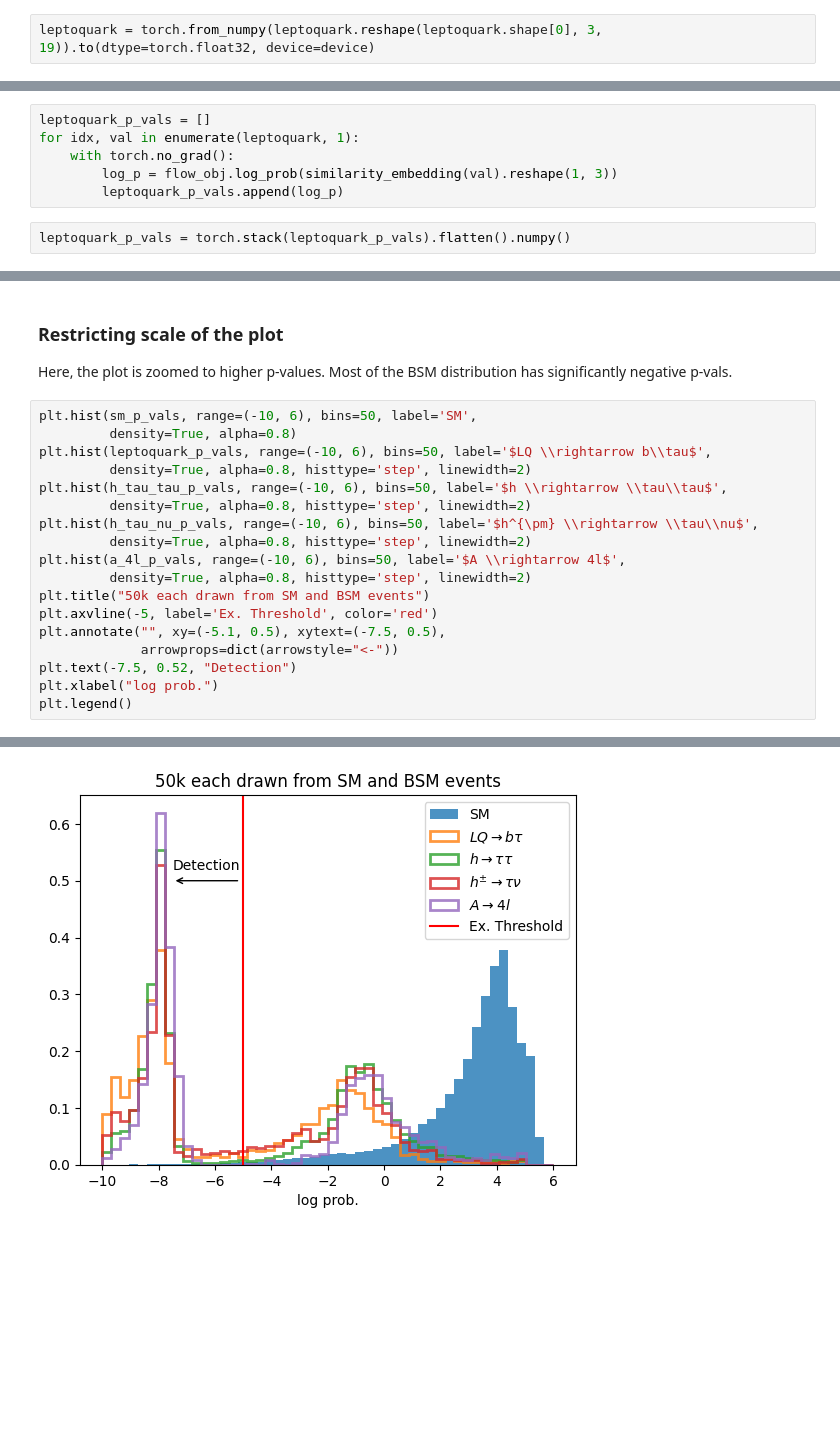
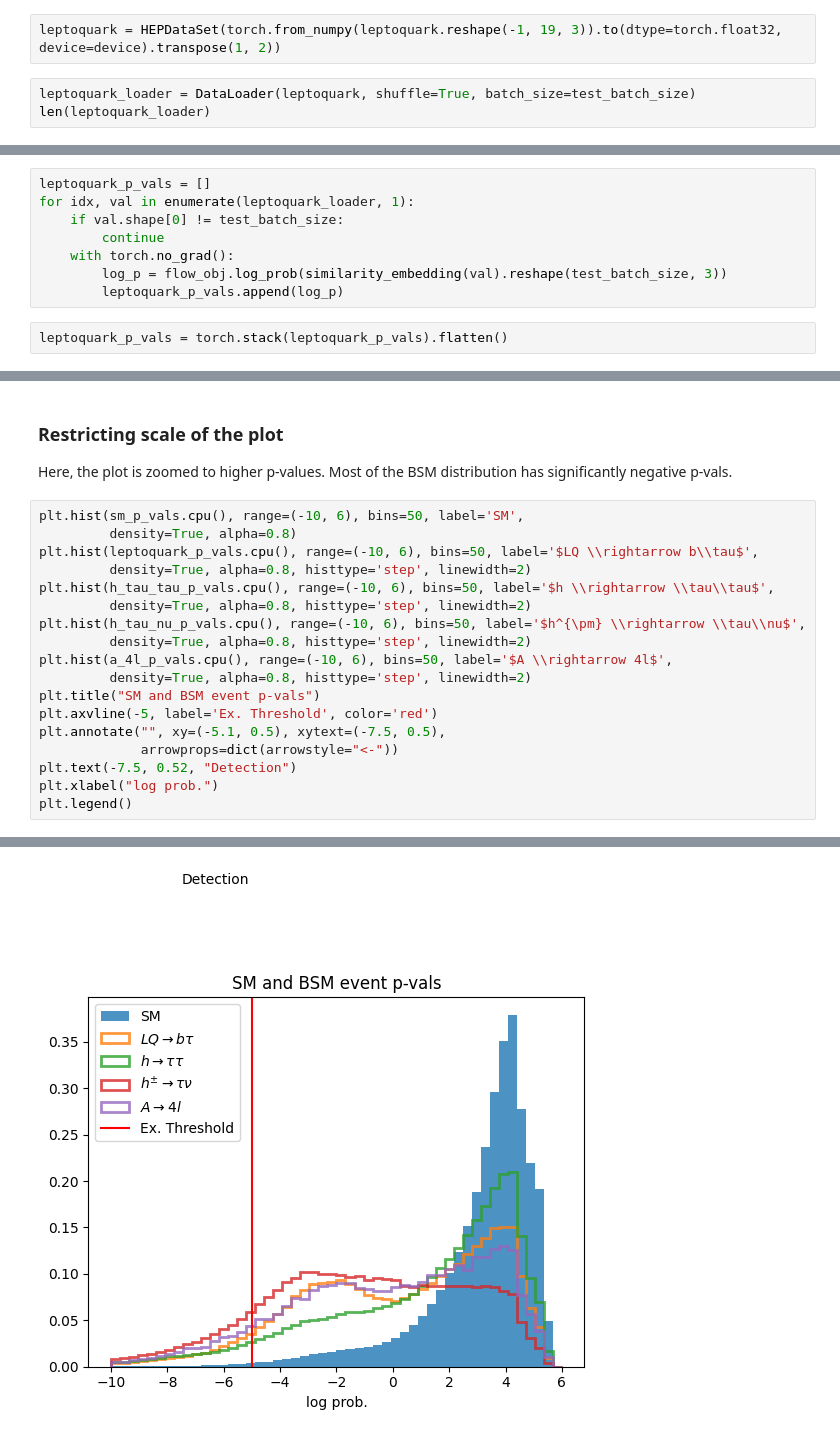
Before and after one commit to a3d3-hackathon/HEP-ADC2021-examplecode, a Jupyter notebook: hep-anomaly-using-similarity-and-flows.ipynb, the cells around one changed output, grey strips where cells are left out. Drawn from its saved outputs; the diff is of its cells as text; blank space fills up the shorter version.

Commit message:
fix BSM data loading and update figures

```diff
--- a/hep-anomaly-using-similarity-and-flows.ipynb
+++ b/hep-anomaly-using-similarity-and-flows.ipynb
@@ -417,3 +444,6 @@ with h5py.File("signals_leptoquark_dataset.h5") as f:
     leptoquark = f['Data'][()]
 # %%
-leptoquark = torch.from_numpy(leptoquark.reshape(leptoquark.shape[0], 3, 19)).to(dtype=torch.float32, device=device)
+leptoquark = HEPDataSet(torch.from_numpy(leptoquark.reshape(-1, 19, 3)).to(dtype=torch.float32, device=device).transpose(1, 2))
+# %%
+leptoquark_loader = DataLoader(leptoquark, shuffle=True, batch_size=test_batch_size)
+len(leptoquark_loader)
@@ -420,9 +452,11 @@ leptoquark = torch.from_numpy(leptoquark.reshape(leptoquark.shape[0], 3, 19)).to
 # %%
 leptoquark_p_vals = []
-for idx, val in enumerate(leptoquark, 1):
+for idx, val in enumerate(leptoquark_loader, 1):
+    if val.shape[0] != test_batch_size:
+        continue
     with torch.no_grad():
-        log_p = flow_obj.log_prob(similarity_embedding(val).reshape(1, 3))
+        log_p = flow_obj.log_prob(similarity_embedding(val).reshape(test_batch_size, 3))
         leptoquark_p_vals.append(log_p)
 # %%
-leptoquark_p_vals = torch.stack(leptoquark_p_vals).flatten().numpy()
+leptoquark_p_vals = torch.stack(leptoquark_p_vals).flatten()
 # %%
@@ -438,25 +472,25 @@ LQ to b-tau p-val mean -329009312.000
 
 Here, the plot is zoomed to higher p-values. Most of the BSM distribution has significantly negative p-vals.
 # %%
-plt.hist(sm_p_vals, range=(-10, 6), bins=50, label='SM',
+plt.hist(sm_p_vals.cpu(), range=(-10, 6), bins=50, label='SM',
          density=True, alpha=0.8)
-plt.hist(leptoquark_p_vals, range=(-10, 6), bins=50, label='$LQ \\rightarrow b\\tau$',
+plt.hist(leptoquark_p_vals.cpu(), range=(-10, 6), bins=50, label='$LQ \\rightarrow b\\tau$',
          density=True, alpha=0.8, histtype='step', linewidth=2)
-plt.hist(h_tau_tau_p_vals, range=(-10, 6), bins=50, label='$h \\rightarrow \\tau\\tau$',
+plt.hist(h_tau_tau_p_vals.cpu(), range=(-10, 6), bins=50, label='$h \\rightarrow \\tau\\tau$',
          density=True, alpha=0.8, histtype='step', linewidth=2)
-plt.hist(h_tau_nu_p_vals, range=(-10, 6), bins=50, label='$h^{\pm} \\rightarrow \\tau\\nu$',
+plt.hist(h_tau_nu_p_vals.cpu(), range=(-10, 6), bins=50, label='$h^{\pm} \\rightarrow \\tau\\nu$',
          density=True, alpha=0.8, histtype='step', linewidth=2)
-plt.hist(a_4l_p_vals, range=(-10, 6), bins=50, label='$A \\rightarrow 4l$',
+plt.hist(a_4l_p_vals.cpu(), range=(-10, 6), bins=50, label='$A \\rightarrow 4l$',
          density=True, alpha=0.8, histtype='step', linewidth=2)
-plt.title("50k each drawn from SM and BSM events")
+plt.title("SM and BSM event p-vals")
 plt.axvline(-5, label='Ex. Threshold', color='red')
 plt.annotate("", xy=(-5.1, 0.5), xytext=(-7.5, 0.5),
              arrowprops=dict(arrowstyle="<-"))
 plt.text(-7.5, 0.52, "Detection")
 plt.xlabel("log prob.")
 plt.legend()
 # %% [output]
 <matplotlib.legend.Legend at 0x...>
-[figure, old version]
+[figure, new version]
 # %%
 from itertools import cycle
```
Also changed, not shown: parts of 40 cells of this notebook.
